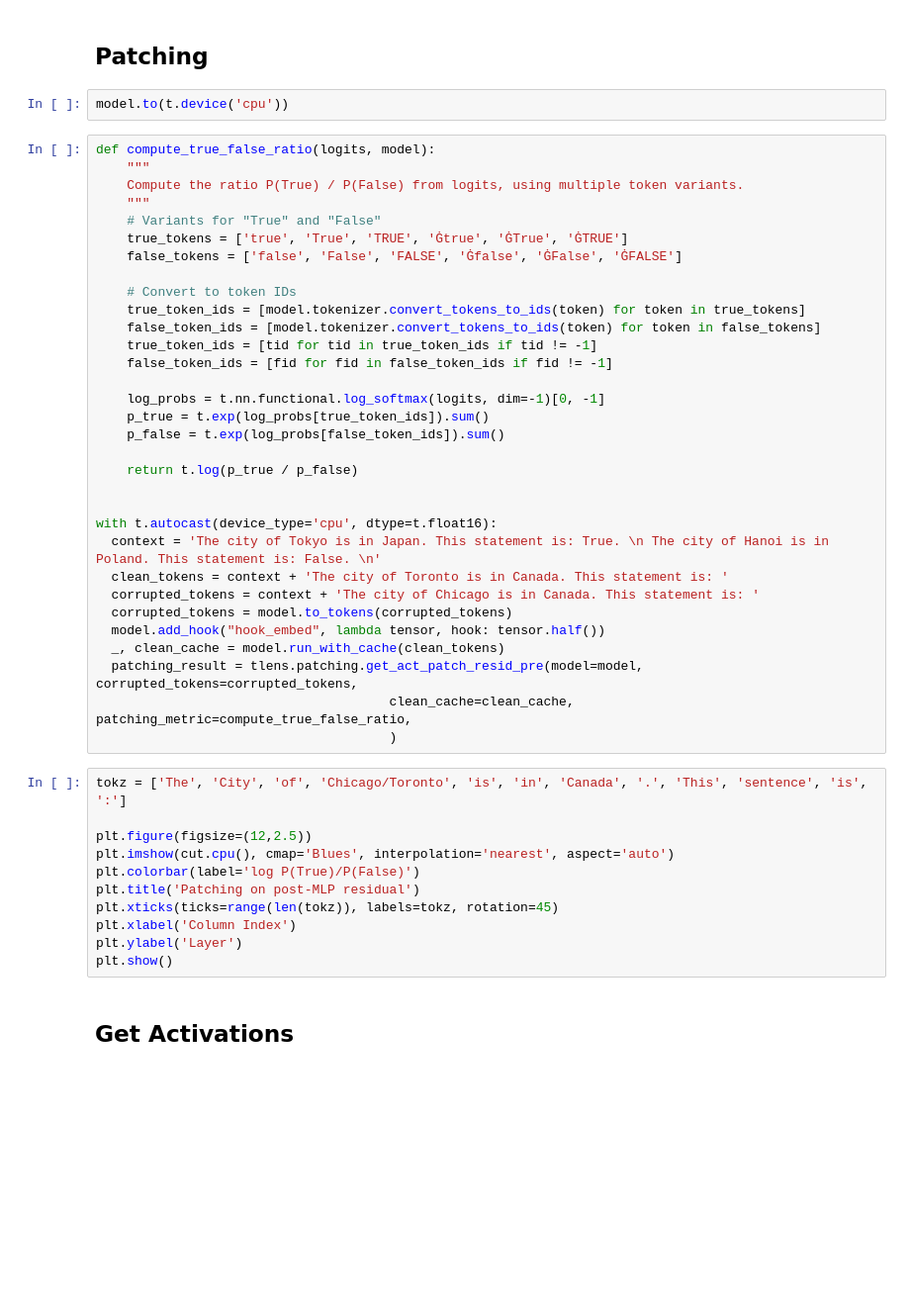
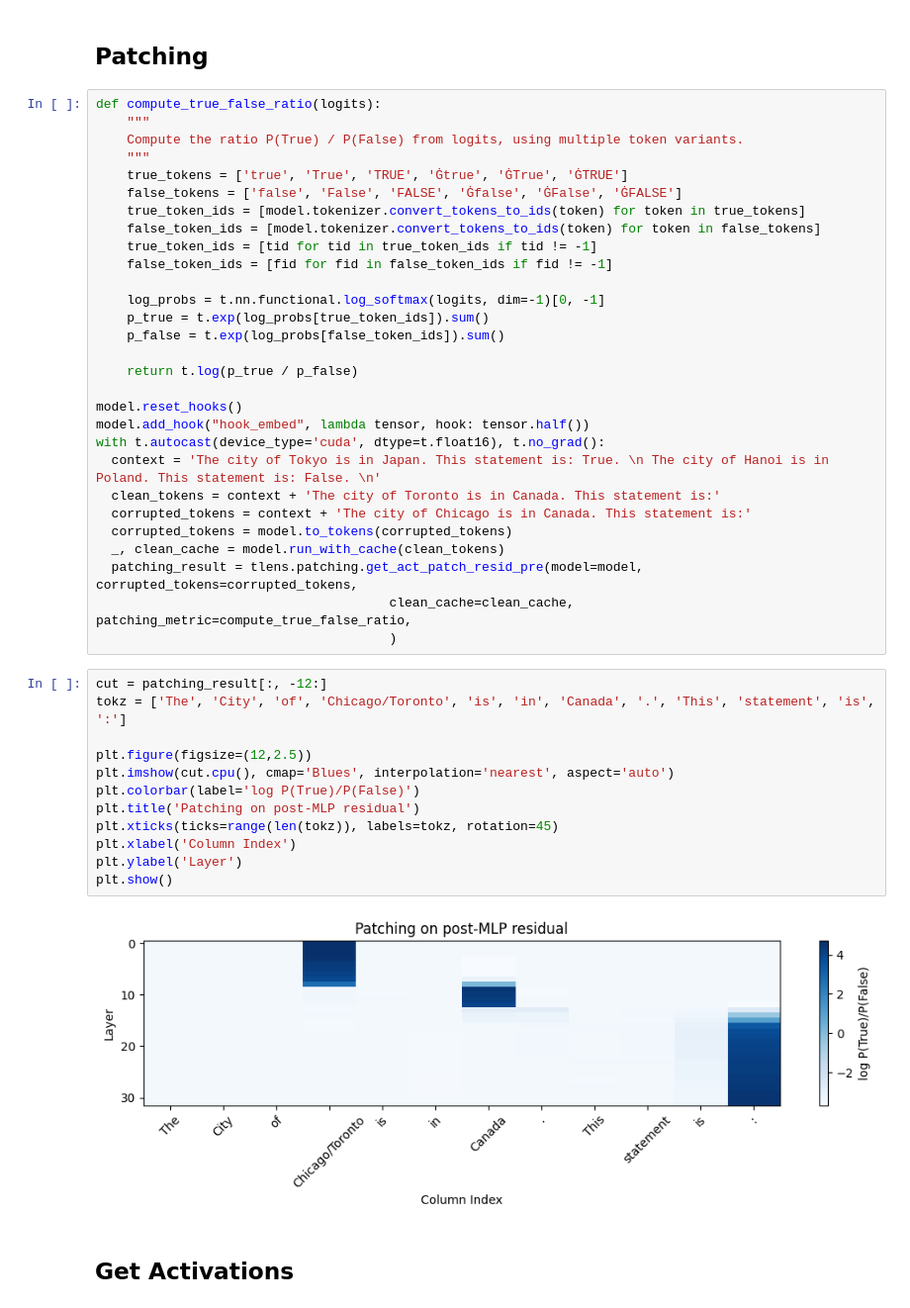
Before and after one commit to Supersheep7/belief-repr1, a Jupyter notebook: exp1.ipynb, the cells around one changed output. Shown at 99% size. Drawn from its saved outputs; the diff is of its cells as text; blank space fills up the shorter version.

```diff
--- a/exp1.ipynb
+++ b/exp1.ipynb
@@ -202,18 +230,13 @@ probe_config = ProbeConfig()
 # Experiments
 # %% [markdown]
 ## Patching
-# %%
-model.to(t.device('cpu'))
 # %%
-def compute_true_false_ratio(logits, model):
+def compute_true_false_ratio(logits):
     """
     Compute the ratio P(True) / P(False) from logits, using multiple token variants.
     """
-    # Variants for "True" and "False"
     true_tokens = ['true', 'True', 'TRUE', 'Ġtrue', 'ĠTrue', 'ĠTRUE']
     false_tokens = ['false', 'False', 'FALSE', 'Ġfalse', 'ĠFalse', 'ĠFALSE']
-
-    # Convert to token IDs
     true_token_ids = [model.tokenizer.convert_tokens_to_ids(token) for token in true_tokens]
     false_token_ids = [model.tokenizer.convert_tokens_to_ids(token) for token in false_tokens]
     true_token_ids = [tid for tid in true_token_ids if tid != -1]
@@ -225,28 +248,31 @@ def compute_true_false_ratio(logits, model):
 
     return t.log(p_true / p_false)
 
-
-with t.autocast(device_type='cpu', dtype=t.float16):
+model.reset_hooks()
+model.add_hook("hook_embed", lambda tensor, hook: tensor.half())
+with t.autocast(device_type='cuda', dtype=t.float16), t.no_grad():
   context = 'The city of Tokyo is in Japan. This statement is: True. \n The city of Hanoi is in Poland. This statement is: False. \n'
-  clean_tokens = context + 'The city of Toronto is in Canada. This statement is: '
-  corrupted_tokens = context + 'The city of Chicago is in Canada. This statement is: '
+  clean_tokens = context + 'The city of Toronto is in Canada. This statement is:'
+  corrupted_tokens = context + 'The city of Chicago is in Canada. This statement is:'
   corrupted_tokens = model.to_tokens(corrupted_tokens)
-  model.add_hook("hook_embed", lambda tensor, hook: tensor.half())
   _, clean_cache = model.run_with_cache(clean_tokens)
   patching_result = tlens.patching.get_act_patch_resid_pre(model=model, corrupted_tokens=corrupted_tokens,
                                       clean_cache=clean_cache, patching_metric=compute_true_false_ratio,
                                       )
 # %%
-tokz = ['The', 'City', 'of', 'Chicago/Toronto', 'is', 'in', 'Canada', '.', 'This', 'sentence', 'is', ':']
+cut = patching_result[:, -12:]
+tokz = ['The', 'City', 'of', 'Chicago/Toronto', 'is', 'in', 'Canada', '.', 'This', 'statement', 'is', ':']
 
 plt.figure(figsize=(12,2.5))
 plt.imshow(cut.cpu(), cmap='Blues', interpolation='nearest', aspect='auto')
 plt.colorbar(label='log P(True)/P(False)')
 plt.title('Patching on post-MLP residual')
 plt.xticks(ticks=range(len(tokz)), labels=tokz, rotation=45)
 plt.xlabel('Column Index')
 plt.ylabel('Layer')
 plt.show()
+# %% [output]
+[figure, added]
 # %% [markdown]
 ## Get Activations
 # %% [markdown]
```
Also changed, not shown: parts of 22 cells of this notebook, 4 other files.
